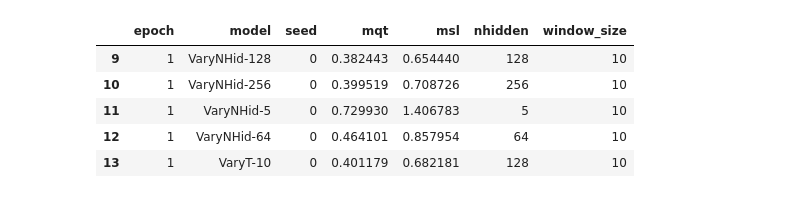
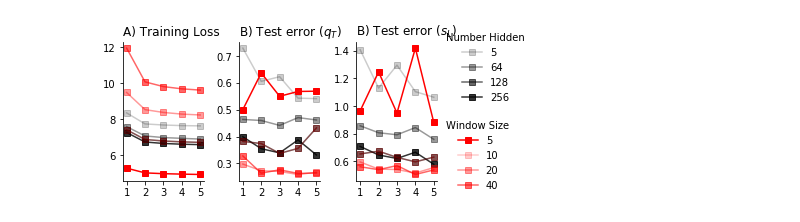
Before and after one commit to nbren12/uwnet, a Jupyter notebook: results/8.5-ndb-error-plots.ipynb, the cells around one changed output. Cells and saved outputs as stored; diff of their text form; code cells hidden in the pictures.

Commit message:
Patch test_loss into test_error.nc

```diff
--- a/results/8.5-ndb-error-plots.ipynb
+++ b/results/8.5-ndb-error-plots.ipynb
@@ -5,2 +114,4 @@ import matplotlib.pyplot as plt
 # %%
-errors = xr.open_dataset("../data/output/test_error.nc")
+main("../data/output/test_error.nc")
+# %% [output]
+[figure, added]
@@ -25,9 +117,0 @@ varyt = df[df.nhidden == 128]
-# %%
-varyn.head()
-# %% [output]
-|  | epoch | model | seed | mqt | msl | nhidden | window_size |
-| 9 | 1 | VaryNHid-128 | 0 | 0.382443 | 0.654440 | 128 | 10 |
-| 10 | 1 | VaryNHid-256 | 0 | 0.399519 | 0.708726 | 256 | 10 |
-| 11 | 1 | VaryNHid-5 | 0 | 0.729930 | 1.406783 | 5 | 10 |
-| 12 | 1 | VaryNHid-64 | 0 | 0.464101 | 0.857954 | 64 | 10 |
-| 13 | 1 | VaryT-10 | 0 | 0.401179 | 0.682181 | 128 | 10 |
```
Also changed, not shown: parts of 5 cells of this notebook, 1 other file.
